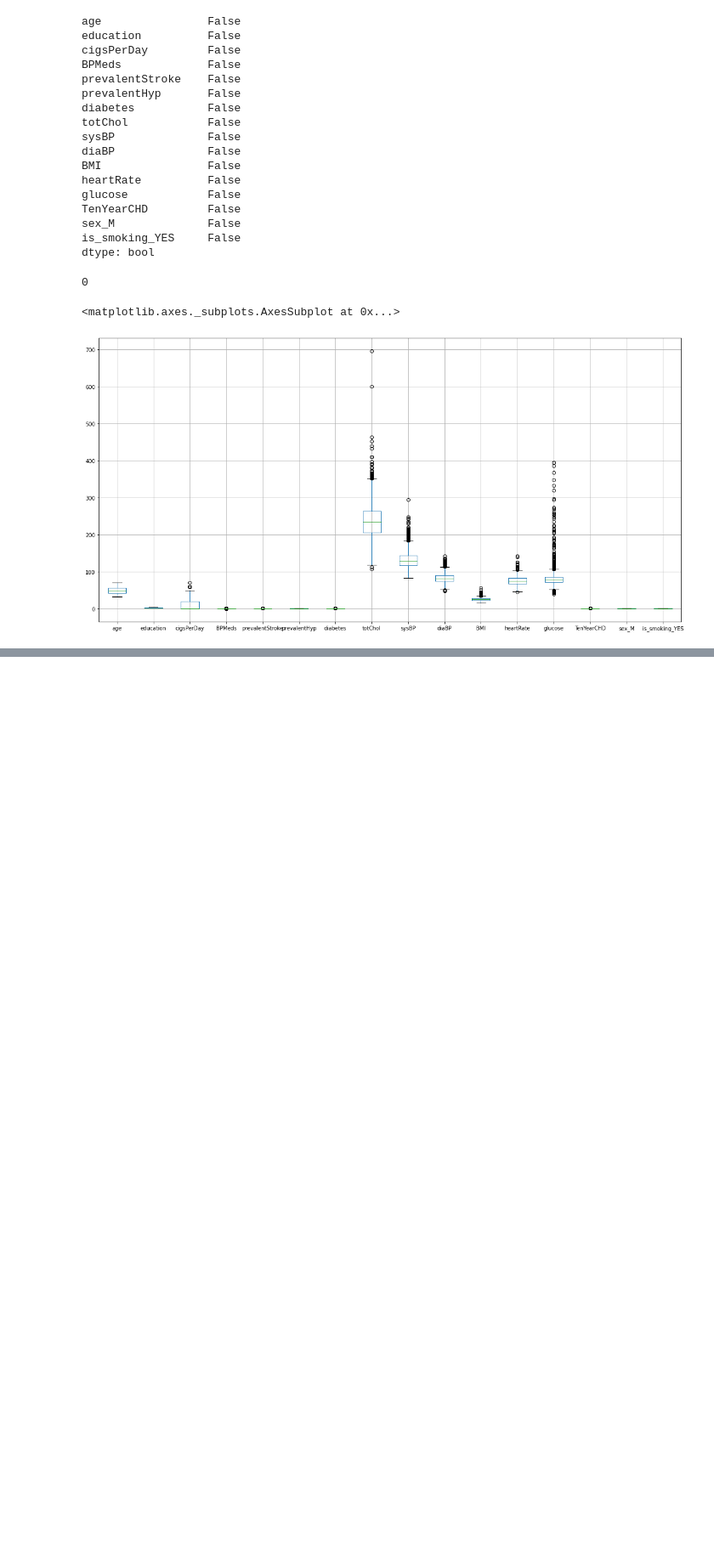
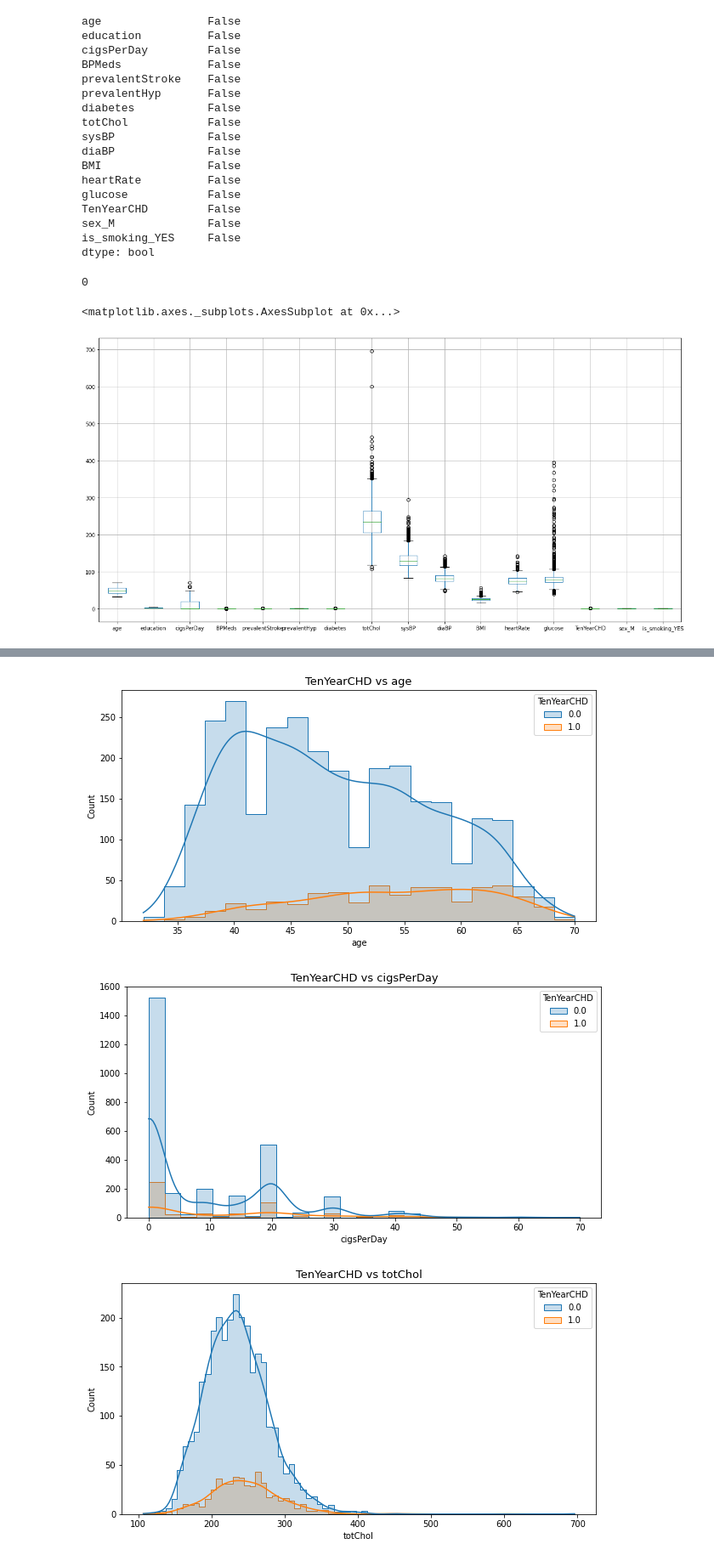
Before and after one commit to Tanjul5/Cardiovascular-Risk-Prediction, a Jupyter notebook: Cardiovascular_Risk_Prediction.ipynb, the cells around one changed output, grey strips where cells are left out. Shown at 85% size. Saved outputs shown, nothing was run; the diff lists cells and outputs as text; code cells hidden in the pictures; blank space fills up the shorter version.

```diff
--- a/Cardiovascular_Risk_Prediction.ipynb
+++ b/Cardiovascular_Risk_Prediction.ipynb
@@ -207,0 +315,14 @@ df1.boxplot()
+# %%
+#create continous and discrete column
+continous_columns_list = ['age','cigsPerDay', 'totChol','sysBP','diaBP', 'BMI', 'heartRate', 'glucose']
+discrete_columns_list = ['education','sex_M','is_smoking_YES','BPMeds','prevalentStroke','prevalentHyp','diabetes']
+# %%
+for i, col in enumerate(continous_columns_list):
+    fig, ax = plt.subplots(figsize = (10,5))
+    sns.histplot(data=df1, x=col, hue="TenYearCHD",element="step", kde=True, ax=ax)
+    plt.title(f'TenYearCHD vs {col}', fontsize=13)
+    plt.show()
+# %% [output]
+[figure, added]
+[figure, added]
+[figure, added]
```
Also changed, not shown: parts of 19 cells of this notebook.
